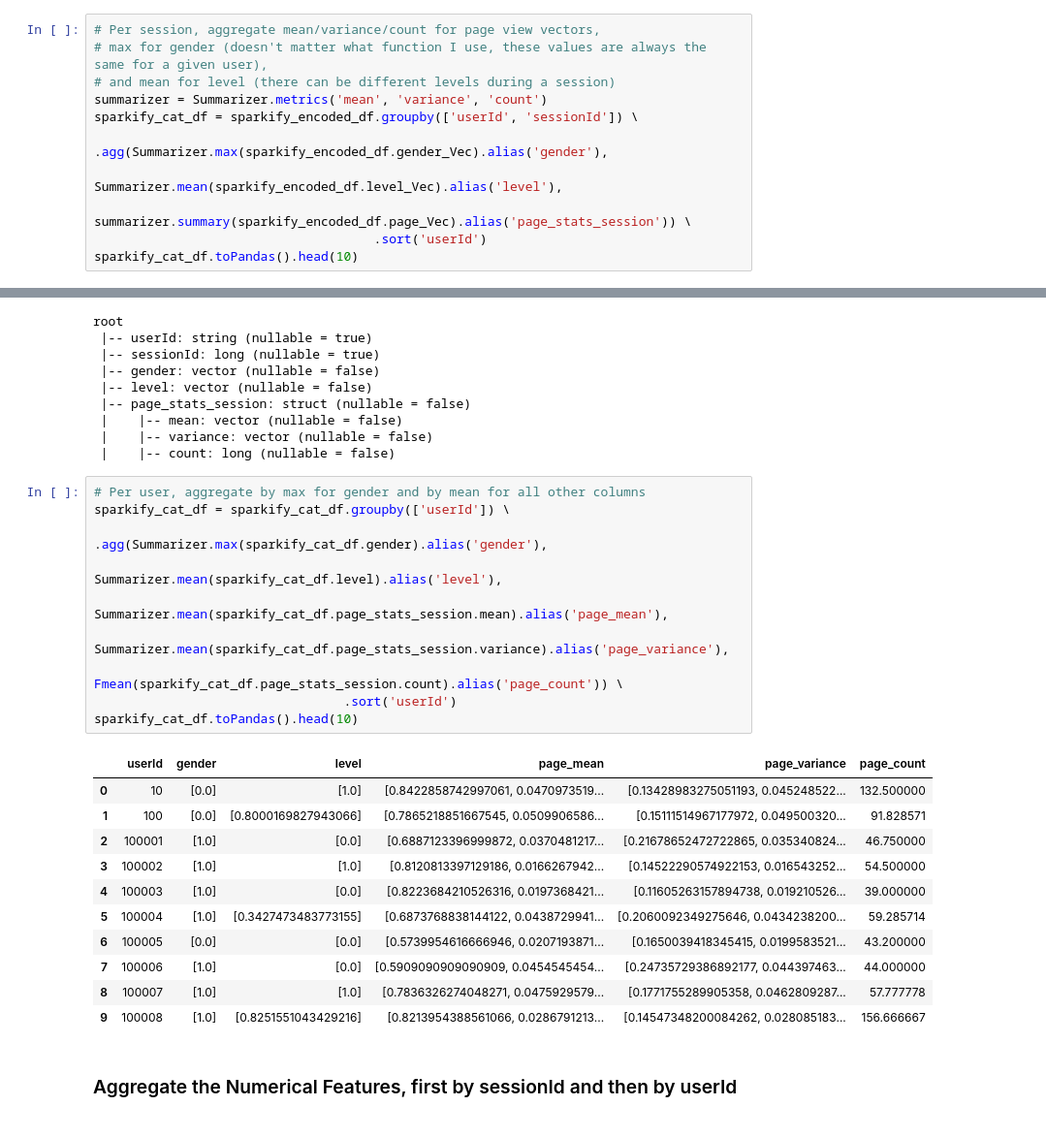
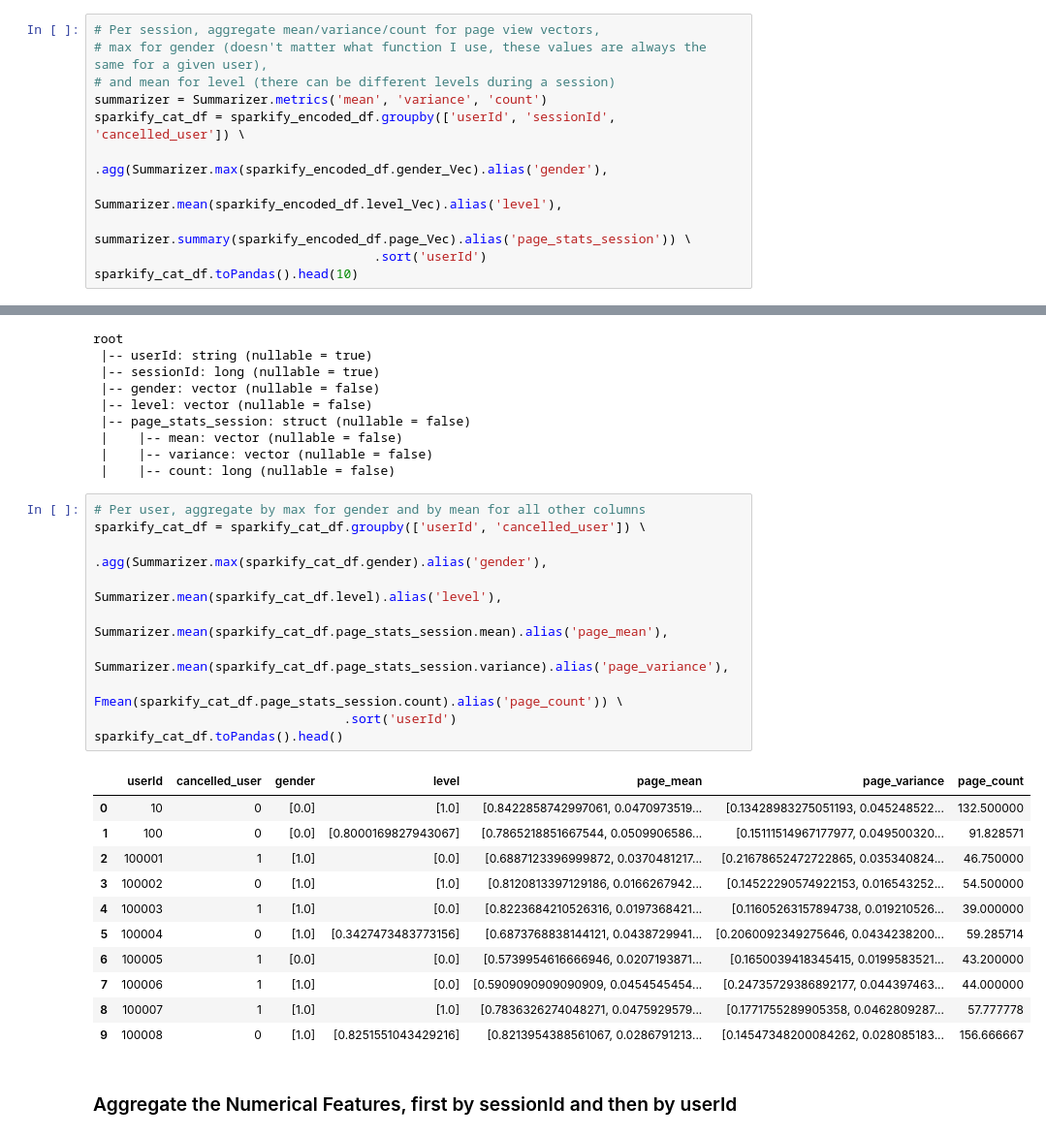
Before and after one commit to ChristopheBunn/Udacity-Data-Scientist-Nanodegree, a Jupyter notebook: Jupyter Notebooks/11 - Data Scientist Capstone/Sparkify_Bunn_v1.ipynb, the cells around one changed output, grey strips where cells are left out. Shown at 97% size. Cells and saved outputs as stored; diff of their text form.

```diff
--- a/Jupyter Notebooks/11 - Data Scientist Capstone/Sparkify_Bunn_v1.ipynb
+++ b/Jupyter Notebooks/11 - Data Scientist Capstone/Sparkify_Bunn_v1.ipynb
@@ -733,7 +733,7 @@ Row(userId='10', sessionId=9, gender='M', gender_Index=1.0, gender_Vec=SparseVec
 # max for gender (doesn't matter what function I use, these values are always the same for a given user),
 # and mean for level (there can be different levels during a session)
 summarizer = Summarizer.metrics('mean', 'variance', 'count')
-sparkify_cat_df = sparkify_encoded_df.groupby(['userId', 'sessionId']) \
+sparkify_cat_df = sparkify_encoded_df.groupby(['userId', 'sessionId', 'cancelled_user']) \
                                      .agg(Summarizer.max(sparkify_encoded_df.gender_Vec).alias('gender'),
                                           Summarizer.mean(sparkify_encoded_df.level_Vec).alias('level'),
                                           summarizer.summary(sparkify_encoded_df.page_Vec).alias('page_stats_session')) \
@@ -765,26 +765,26 @@ root
  |    |-- count: long (nullable = false)
 # %%
 # Per user, aggregate by max for gender and by mean for all other columns
-sparkify_cat_df = sparkify_cat_df.groupby(['userId']) \
+sparkify_cat_df = sparkify_cat_df.groupby(['userId', 'cancelled_user']) \
                                  .agg(Summarizer.max(sparkify_cat_df.gender).alias('gender'),
                                       Summarizer.mean(sparkify_cat_df.level).alias('level'),
                                       Summarizer.mean(sparkify_cat_df.page_stats_session.mean).alias('page_mean'),
                                       Summarizer.mean(sparkify_cat_df.page_stats_session.variance).alias('page_variance'),
                                       Fmean(sparkify_cat_df.page_stats_session.count).alias('page_count')) \
                                  .sort('userId')
-sparkify_cat_df.toPandas().head(10)
+sparkify_cat_df.toPandas().head()
 # %% [output]
-|  | userId | gender | level | page_mean | page_variance | page_count |
-| 0 | 10 | [0.0] | [1.0] | [0.8422858742997061, 0.0470973519... | [0.13428983275051193, 0.045248522... | 132.500000 |
-| 1 | 100 | [0.0] | [0.8000169827943066] | [0.7865218851667545, 0.0509906586... | [0.15111514967177972, 0.049500320... | 91.828571 |
-| 2 | 100001 | [1.0] | [0.0] | [0.6887123396999872, 0.0370481217... | [0.21678652472722865, 0.035340824... | 46.750000 |
-| 3 | 100002 | [1.0] | [1.0] | [0.8120813397129186, 0.0166267942... | [0.14522290574922153, 0.016543252... | 54.500000 |
-| 4 | 100003 | [1.0] | [0.0] | [0.8223684210526316, 0.0197368421... | [0.11605263157894738, 0.019210526... | 39.000000 |
-| 5 | 100004 | [1.0] | [0.3427473483773155] | [0.6873768838144122, 0.0438729941... | [0.2060092349275646, 0.0434238200... | 59.285714 |
-| 6 | 100005 | [0.0] | [0.0] | [0.5739954616666946, 0.0207193871... | [0.1650039418345415, 0.0199583521... | 43.200000 |
-| 7 | 100006 | [1.0] | [0.0] | [0.5909090909090909, 0.0454545454... | [0.24735729386892177, 0.044397463... | 44.000000 |
-| 8 | 100007 | [1.0] | [1.0] | [0.7836326274048271, 0.0475929579... | [0.1771755289905358, 0.0462809287... | 57.777778 |
-| 9 | 100008 | [1.0] | [0.8251551043429216] | [0.8213954388561066, 0.0286791213... | [0.14547348200084262, 0.028085183... | 156.666667 |
+|  | userId | cancelled_user | gender | level | page_mean | page_variance | page_count |
+| 0 | 10 | 0 | [0.0] | [1.0] | [0.8422858742997061, 0.0470973519... | [0.13428983275051193, 0.045248522... | 132.500000 |
+| 1 | 100 | 0 | [0.0] | [0.8000169827943067] | [0.7865218851667544, 0.0509906586... | [0.15111514967177977, 0.049500320... | 91.828571 |
+| 2 | 100001 | 1 | [1.0] | [0.0] | [0.6887123396999872, 0.0370481217... | [0.21678652472722865, 0.035340824... | 46.750000 |
+| 3 | 100002 | 0 | [1.0] | [1.0] | [0.8120813397129186, 0.0166267942... | [0.14522290574922153, 0.016543252... | 54.500000 |
+| 4 | 100003 | 1 | [1.0] | [0.0] | [0.8223684210526316, 0.0197368421... | [0.11605263157894738, 0.019210526... | 39.000000 |
+| 5 | 100004 | 0 | [1.0] | [0.3427473483773156] | [0.6873768838144121, 0.0438729941... | [0.2060092349275646, 0.0434238200... | 59.285714 |
+| 6 | 100005 | 1 | [0.0] | [0.0] | [0.5739954616666946, 0.0207193871... | [0.1650039418345415, 0.0199583521... | 43.200000 |
+| 7 | 100006 | 1 | [1.0] | [0.0] | [0.5909090909090909, 0.0454545454... | [0.24735729386892177, 0.044397463... | 44.000000 |
+| 8 | 100007 | 1 | [1.0] | [1.0] | [0.7836326274048271, 0.0475929579... | [0.1771755289905358, 0.0462809287... | 57.777778 |
+| 9 | 100008 | 0 | [1.0] | [0.8251551043429216] | [0.8213954388561067, 0.0286791213... | [0.14547348200084262, 0.028085183... | 156.666667 |
 # %% [markdown]
 ### Aggregate the Numerical Features, first by sessionId and then by userId ###
 # %%
```
Also changed, not shown: parts of 9 cells of this notebook.
